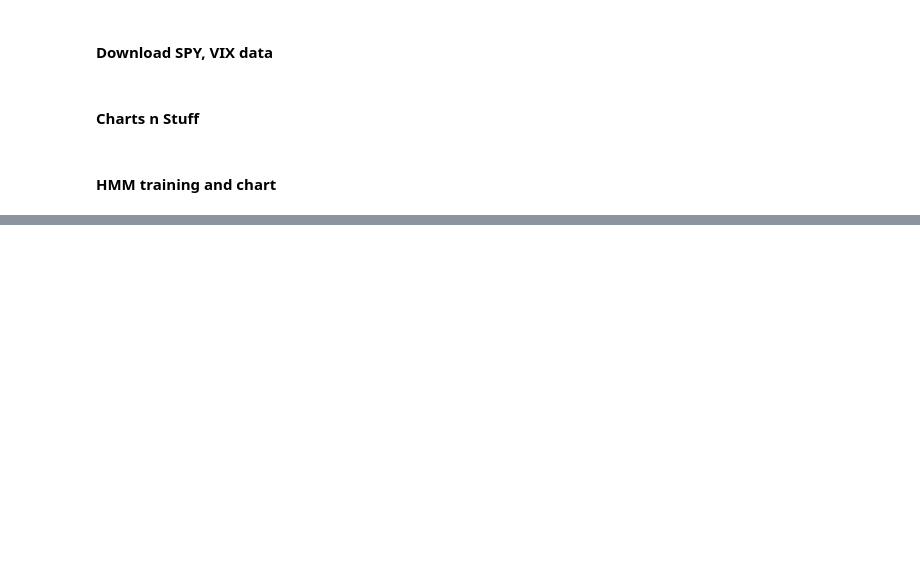
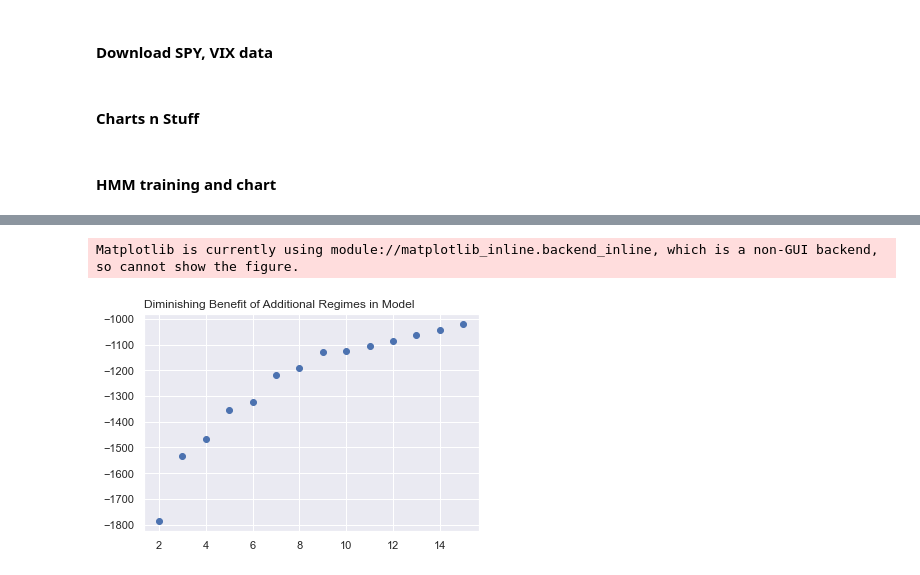
Before and after one commit to sidiyer00/senior-design-short-term-risk, a Jupyter notebook: hmm.ipynb, the cells around one changed output, grey strips where cells are left out. Drawn from its saved outputs; the diff is of its cells as text; code cells hidden in the pictures; blank space fills up the shorter version.

```diff
--- a/hmm.ipynb
+++ b/hmm.ipynb
@@ -99,0 +96,21 @@ Matplotlib is currently using module://matplotlib_inline.backend_inline, which i
+# %%
+# figure out optimal number of regimes
+
+# range of regimes to test
+num_regimes = range(2,16)
+# arr of test probabilities
+prob_arr = []
+
+for i in num_regimes:
+    hidden_states, mu, sigma, T, prob = fitHMM(data=df[["vix"]], nRegimes=i, nIter=nIter)
+    prob_arr.append(prob)
+# %%
+fig1 = plt.figure()
+subplt1 = fig1.add_subplot(111)
+subplt1.scatter(num_regimes,prob_arr)
+subplt1.set_title("Diminishing Benefit of Additional Regimes in Model", loc="left")
+
+fig1.show()
+# %% [output]
+Matplotlib is currently using module://matplotlib_inline.backend_inline, which is a non-GUI backend, so cannot show the figure.
+[figure, added]
```
Also changed, not shown: parts of 3 cells of this notebook, 13 other files.
